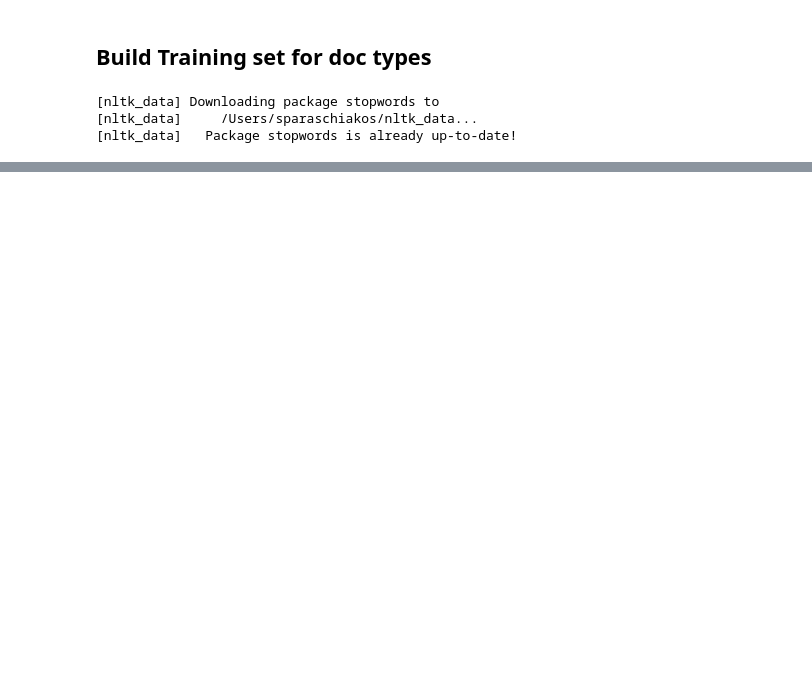
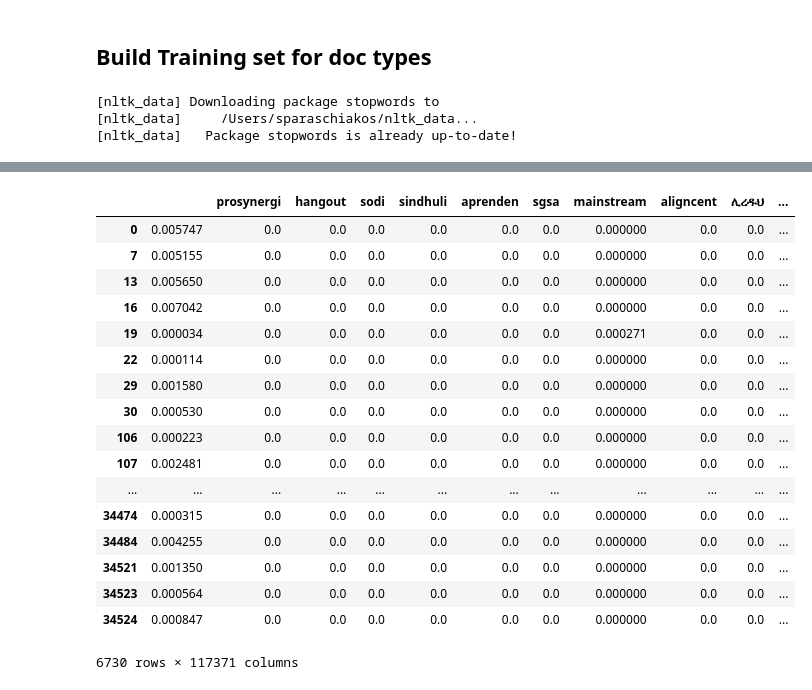
Before and after one commit to thiesgehrmann/JuSiPy_TWB, a Jupyter notebook: Doc type training set.ipynb, the cells around one changed output, grey strips where cells are left out. Saved outputs shown, nothing was run; the diff lists cells and outputs as text; code cells hidden in the pictures; blank space fills up the shorter version.

```diff
--- a/Doc type training set.ipynb
+++ b/Doc type training set.ipynb
@@ -117,3 +124,25 @@ labeled_set = pd.DataFrame(M, columns=dictionary)
+# %%
+# the relative freqs per word per document
+labeled_set= pd.DataFrame(M, columns=dictionary,index=stems_en_noDbl.index)
 # %%
-labeled_set.head()
+labeled_set
+# %% [output]
+|  |  | prosynergi | hangout | sodi | sindhuli | aprenden | sgsa | mainstream | aligncent | ሊረዱህ | ... |
+| 0 | 0.005747 | 0.0 | 0.0 | 0.0 | 0.0 | 0.0 | 0.0 | 0.000000 | 0.0 | 0.0 | ... |
+| 7 | 0.005155 | 0.0 | 0.0 | 0.0 | 0.0 | 0.0 | 0.0 | 0.000000 | 0.0 | 0.0 | ... |
+| 13 | 0.005650 | 0.0 | 0.0 | 0.0 | 0.0 | 0.0 | 0.0 | 0.000000 | 0.0 | 0.0 | ... |
+| 16 | 0.007042 | 0.0 | 0.0 | 0.0 | 0.0 | 0.0 | 0.0 | 0.000000 | 0.0 | 0.0 | ... |
+| 19 | 0.000034 | 0.0 | 0.0 | 0.0 | 0.0 | 0.0 | 0.0 | 0.000271 | 0.0 | 0.0 | ... |
+| 22 | 0.000114 | 0.0 | 0.0 | 0.0 | 0.0 | 0.0 | 0.0 | 0.000000 | 0.0 | 0.0 | ... |
+| 29 | 0.001580 | 0.0 | 0.0 | 0.0 | 0.0 | 0.0 | 0.0 | 0.000000 | 0.0 | 0.0 | ... |
+| 30 | 0.000530 | 0.0 | 0.0 | 0.0 | 0.0 | 0.0 | 0.0 | 0.000000 | 0.0 | 0.0 | ... |
+| 106 | 0.000223 | 0.0 | 0.0 | 0.0 | 0.0 | 0.0 | 0.0 | 0.000000 | 0.0 | 0.0 | ... |
+| 107 | 0.002481 | 0.0 | 0.0 | 0.0 | 0.0 | 0.0 | 0.0 | 0.000000 | 0.0 | 0.0 | ... |
+| ... | ... | ... | ... | ... | ... | ... | ... | ... | ... | ... | ... |
+| 34474 | 0.000315 | 0.0 | 0.0 | 0.0 | 0.0 | 0.0 | 0.0 | 0.000000 | 0.0 | 0.0 | ... |
+| 34484 | 0.004255 | 0.0 | 0.0 | 0.0 | 0.0 | 0.0 | 0.0 | 0.000000 | 0.0 | 0.0 | ... |
+| 34521 | 0.001350 | 0.0 | 0.0 | 0.0 | 0.0 | 0.0 | 0.0 | 0.000000 | 0.0 | 0.0 | ... |
+| 34523 | 0.000564 | 0.0 | 0.0 | 0.0 | 0.0 | 0.0 | 0.0 | 0.000000 | 0.0 | 0.0 | ... |
+| 34524 | 0.000847 | 0.0 | 0.0 | 0.0 | 0.0 | 0.0 | 0.0 | 0.000000 | 0.0 | 0.0 | ... |
+6730 rows × 117371 columns
 # %%
```
Also changed, not shown: parts of 52 cells of this notebook, 2 other files.
